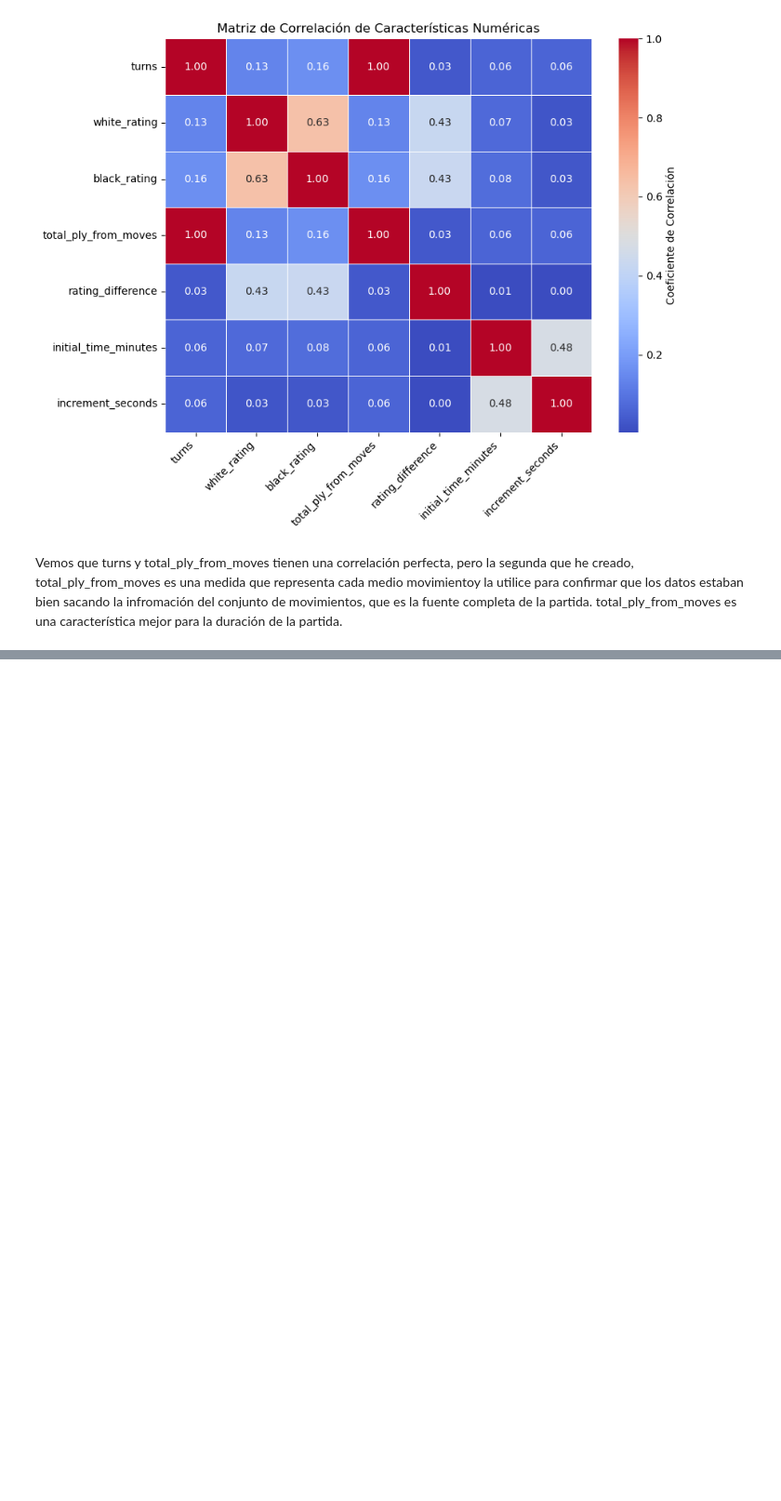
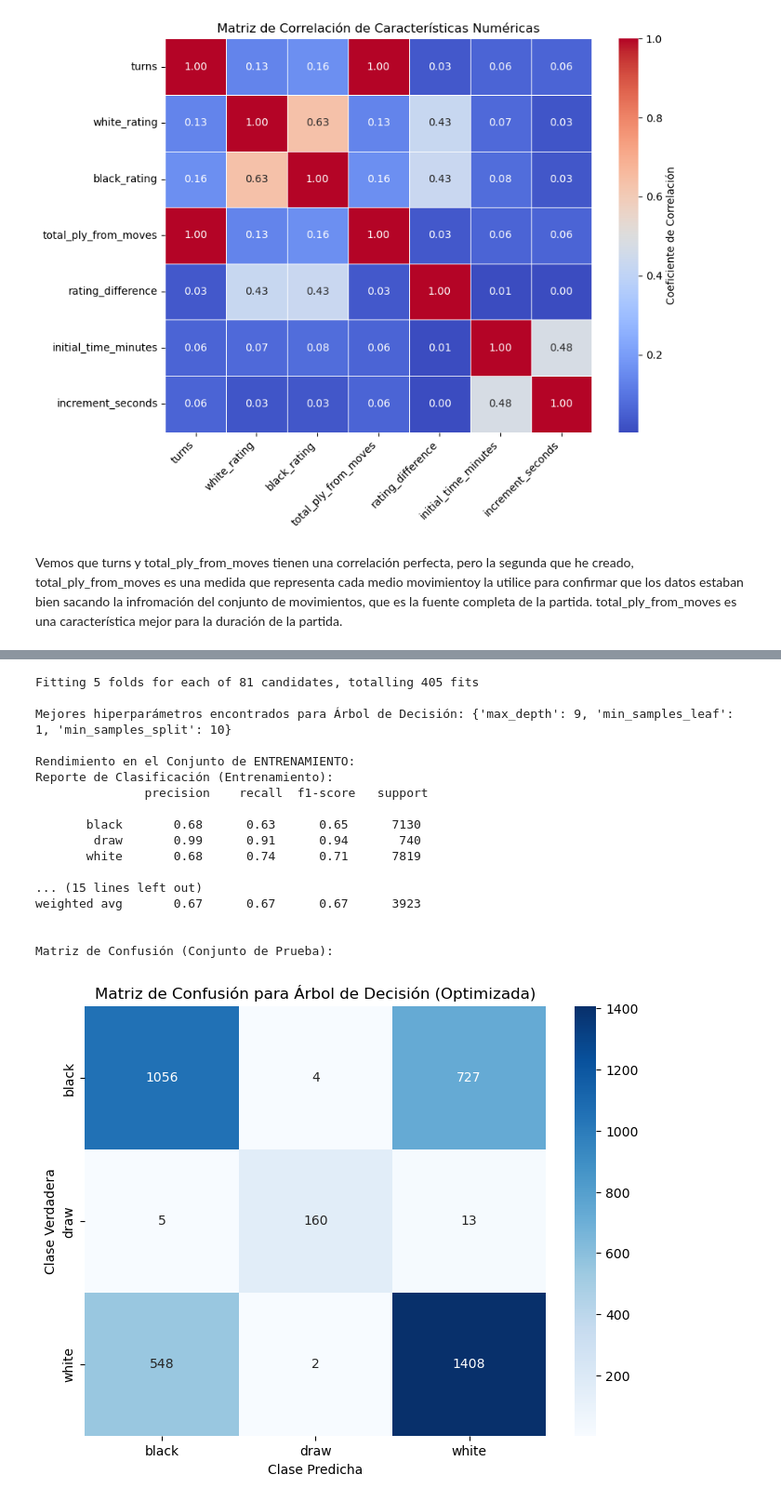
Before and after one commit to JimenezRoDA/FungiScan, a Jupyter notebook: notebook/chess_winner.ipynb, the cells around one changed output, grey strips where cells are left out. Shown at 93% size. Drawn from its saved outputs; the diff is of its cells as text; code cells hidden in the pictures; blank space fills up the shorter version.

```diff
--- a/notebook/chess_winner.ipynb
+++ b/notebook/chess_winner.ipynb
@@ -109,0 +189,67 @@ x_train_norm, x_test_norm, scaler_fitted = normalize_features(x_train, x_test, n
+# %%
+#Continuemos con otro modelo
+#Decision Tree:
+dt = DecisionTreeClassifier(random_state=42)
+
+# Vamos a aplicar el grisSearch en este tambien, se habia aprendido a la perfecttión el modelo de entrenamiento.
+param_grid_dt = {
+    'max_depth': np.arange(3, 21, 2),
+    'min_samples_split': [2, 5, 10],
+    'min_samples_leaf': [1, 3, 5]
+}
+
+# Configurar y Ejecutar GridSearchCV
+grid_search_dt = GridSearchCV(dt, param_grid_dt, cv=5, scoring='accuracy', n_jobs=-1, verbose=1)
+
+# Entrenar el modelo
+grid_search_dt.fit(x_train_norm, y_train)
+
+# Mejor resultado
+best_params_dt = grid_search_dt.best_params_
+print(f"\nMejores hiperparámetros encontrados para Árbol de Decisión: {best_params_dt}")
+
+# Accedemos al modelo mejor entrenado
+best_dt_model = grid_search_dt.best_estimator_
+
+# Realizamos predicciones en ambos conjuntos
+y_train_pred_best_dt = best_dt_model.predict(x_train_norm)
+y_test_pred_best_dt = best_dt_model.predict(x_test_norm)
+
+# Evaluación en el conjunto de ENTRENAMIENTO
+print("\nRendimiento en el Conjunto de ENTRENAMIENTO:")
+print("Reporte de Clasificación (Entrenamiento):\n", classification_report(y_train, y_train_pred_best_dt, target_names=label_encoder.classes_))
+
+# Evaluación en el conjunto de PRUEBA
+print("\nRendimiento en el Conjunto de PRUEBA:")
+print("Reporte de Clasificación (Prueba):\n", classification_report(y_test, y_test_pred_best_dt, target_names=label_encoder.classes_))
+
+# Matriz de Confusión para el conjunto de prueba
+print("\nMatriz de Confusión (Conjunto de Prueba):")
+cm_best_dt = confusion_matrix(y_test, y_test_pred_best_dt)
+plt.figure(figsize=(8, 6))
+sns.heatmap(cm_best_dt, annot=True, fmt='d', cmap='Blues',
+            xticklabels=label_encoder.classes_,
+            yticklabels=label_encoder.classes_)
+plt.title(f'Matriz de Confusión para Árbol de Decisión (Optimizada)')
+plt.xlabel('Clase Predicha')
+plt.ylabel('Clase Verdadera')
+plt.show()
+# %% [output]
+Fitting 5 folds for each of 81 candidates, totalling 405 fits
+
+Mejores hiperparámetros encontrados para Árbol de Decisión: {'max_depth': 9, 'min_samples_leaf': 1, 'min_samples_split': 10}
+
+Rendimiento en el Conjunto de ENTRENAMIENTO:
+Reporte de Clasificación (Entrenamiento):
+               precision    recall  f1-score   support
+
+       black       0.68      0.63      0.65      7130
+        draw       0.99      0.91      0.94       740
+       white       0.68      0.74      0.71      7819
+
+... (15 lines left out)
+weighted avg       0.67      0.67      0.67      3923
+
+
+Matriz de Confusión (Conjunto de Prueba):
+[figure, added]
```
Also changed, not shown: parts of 12 cells of this notebook.
